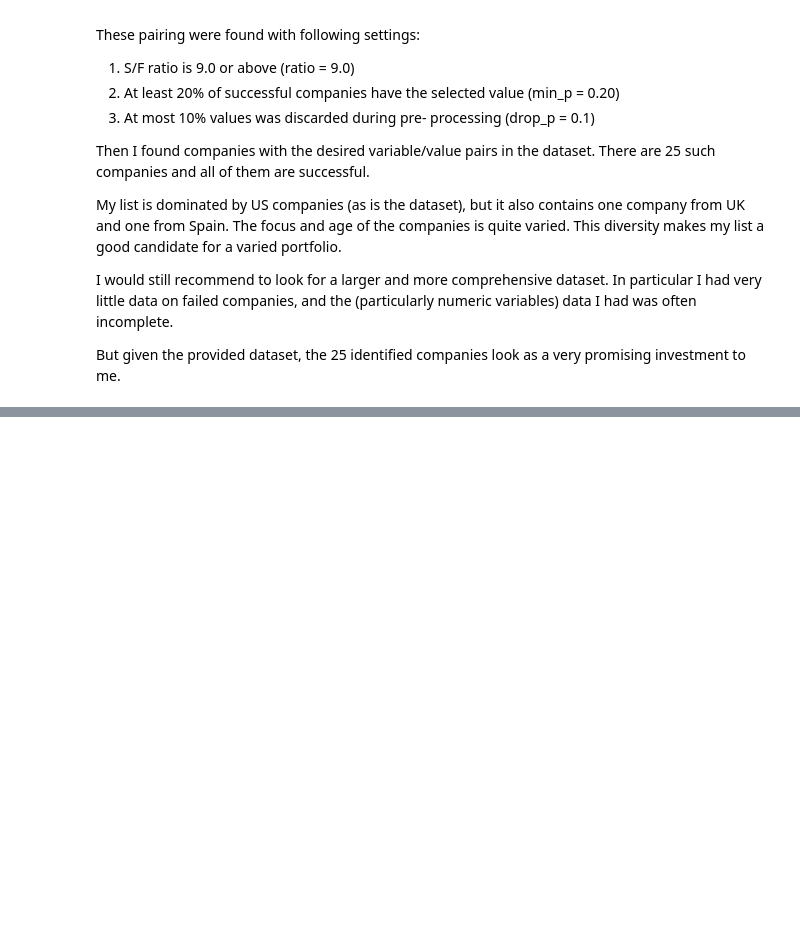
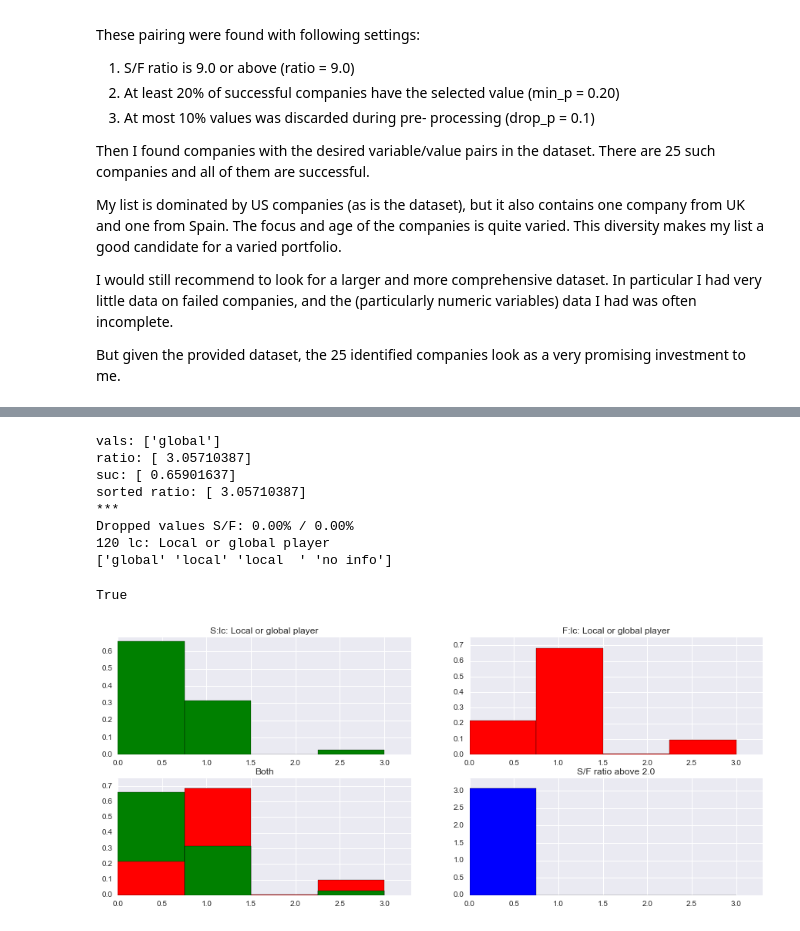
Before and after one commit to popolvar/Exponea-Challenge, a Jupyter notebook: Konecny-Exponea.ipynb, the cells around one changed output, grey strips where cells are left out. Drawn from its saved outputs; the diff is of its cells as text; code cells hidden in the pictures; blank space fills up the shorter version.

```diff
--- a/Konecny-Exponea.ipynb
+++ b/Konecny-Exponea.ipynb
@@ -452,0 +484,19 @@ Nr Companies: 25
+# %%
+#print success_df.columns[117:121]
+
+
+
+survey_column(120, force_num = False, cat = True,\
+                            ratio = 2.0, min_p = 0.05, drop_p = 0.1,\
+                            print_out = False, draw_hist = True, print_uvals = False)
+# %% [output]
+vals: ['global']
+ratio: [ 3.05710387]
+suc: [ 0.65901637]
+sorted ratio: [ 3.05710387]
+***
+Dropped values S/F: 0.00% / 0.00%
+120 lc: Local or global player
+['global' 'local' 'local  ' 'no info']
+True
+[figure, added]
```
Also changed, not shown: parts of 1 cell of this notebook.
